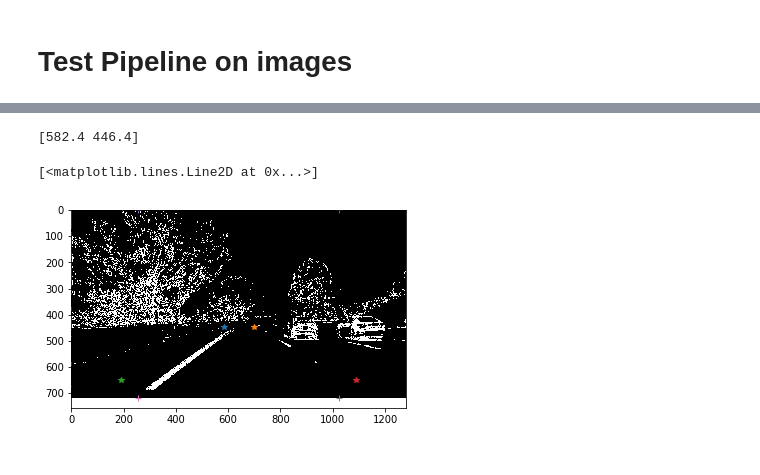
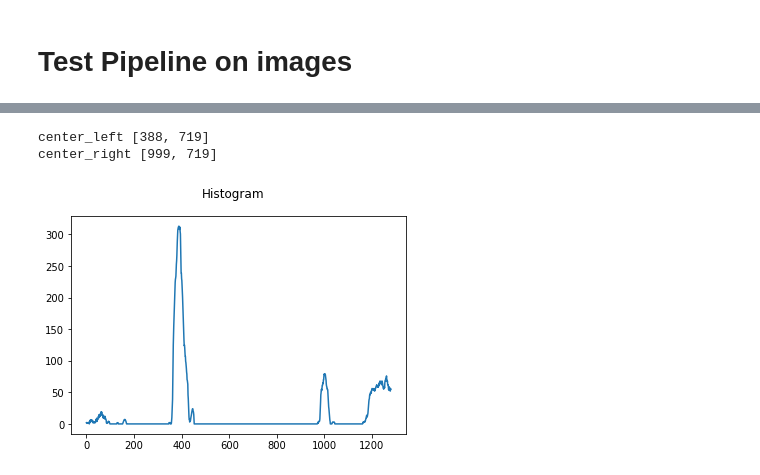
Before and after one commit to magedhassan/CarND-Advanced-Lane-Lines, a Jupyter notebook: advanced-lane-lines.ipynb, the cells around one changed output, grey strips where cells are left out. Cells and saved outputs as stored; diff of their text form; code cells hidden in the pictures.

```diff
--- a/advanced-lane-lines.ipynb
+++ b/advanced-lane-lines.ipynb
@@ -269,17 +383,41 @@ top_down, perspective_M = change_prespective(combined_binary,
-# %%
-# plot the src and dst points on the image to get an idea how good they are
-#%matplotlib qt
-print(src[0])
-plt.imshow(combined_binary, cmap='gray')
-plt.plot(src[0,0],src[0,1], '*')
-plt.plot(src[1,0],src[1,1], '*')
-plt.plot(src[2,0],src[2,1], '*')
-plt.plot(src[3,0],src[3,1], '*')
-plt.plot(dst[0,0],dst[0,1], '+')
-plt.plot(dst[1,0],dst[1,1], '+')
-plt.plot(dst[2,0],dst[2,1], '+')
-plt.plot(dst[3,0],dst[3,1], '+')
-# %% [output]
-[582.4 446.4]
-[<matplotlib.lines.Line2D at 0x...>]
-[figure, removed]
+# %%
+# This part can be deleted but I will keep it for the sake of showing another way to get the center base points
+def hist(img):
+    # Grab only the bottom half of the image
+    # Lane lines are likely to be mostly vertical nearest to the car
+    bottom_half = img[img.shape[0]//2:,:]
+
+    # Sum across image pixels vertically - make sure to set an `axis`
+    # i.e. the highest areas of vertical lines should be larger values
+    histogram = np.sum(bottom_half, axis=0)
+
+    return histogram
+
+# Create histogram of image binary activations
+histogram = hist(top_down)
+
+# Visualize the resulting histogram
+fig0 = plt.figure(0)
+fig0.suptitle('Histogram')
+plt.plot(histogram)
+
+max_left = max(histogram[:img.shape[1]//2])
+#print("max_left", max_left)
+center_left_x, = np.where(histogram[:img.shape[1]//2] == max_left)
+#print("center_left_x", center_left_x)
+center_left = [center_left_x[0], img.shape[0]-1]
+print("center_left", center_left)
+
+max_right = max(histogram[img.shape[1]//2:])
+#print("max_right", max_right)
+#print("img.shape[1]//2", img.shape[1]//2)
+center_right_x, = np.where(histogram[img.shape[1]//2:] == max_right)
+#print("center_right_x", center_right_x)
+center_right = [center_right_x[0]+img.shape[1]//2, img.shape[0]-1]
+print("center_right", center_right)
+
+### end of part that can be deleted ###
+# %% [output]
+center_left [388, 719]
+center_right [999, 719]
+[figure, added]
```
Also changed, not shown: parts of 8 cells of this notebook.
